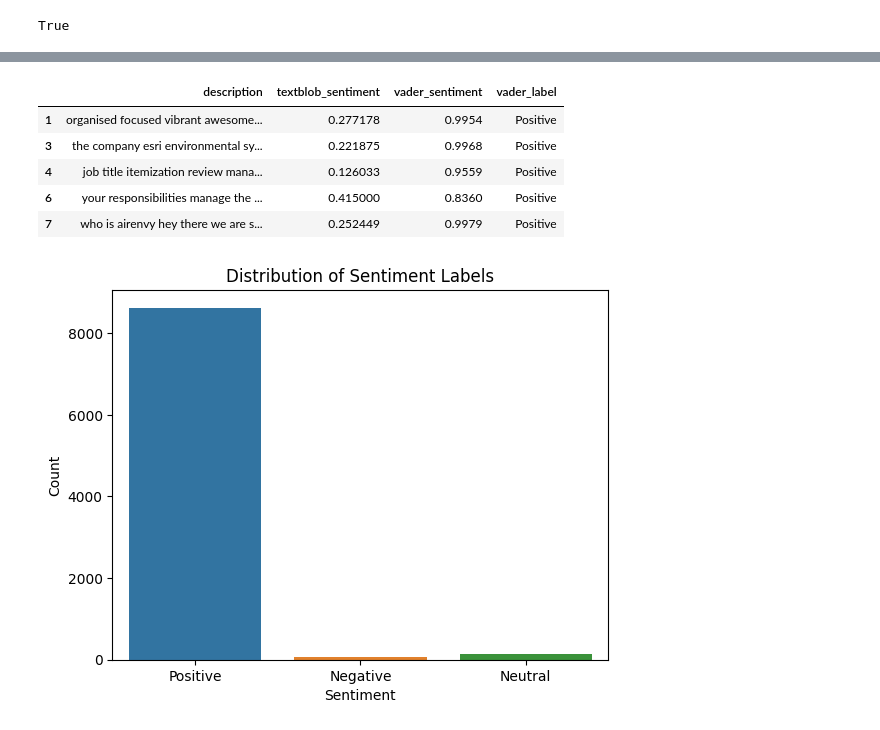
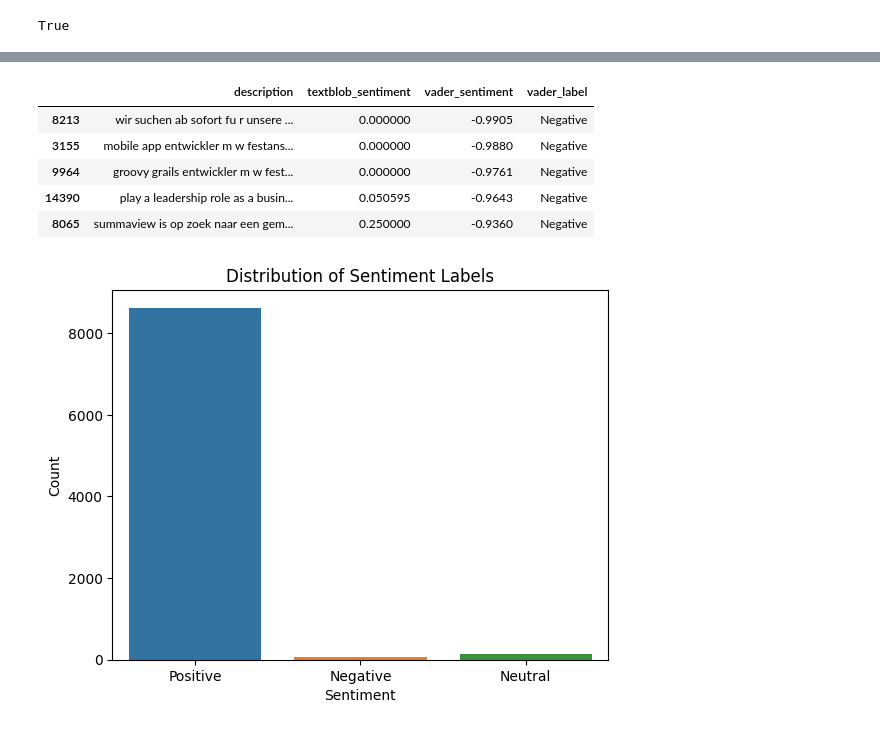
Before and after one commit to hederella/TextAnalytics, a Jupyter notebook: TextAnalyticsPreliminary.ipynb, the cells around one changed output, grey strips where cells are left out. Cells and saved outputs as stored; diff of their text form; code cells hidden in the pictures.

```diff
--- a/TextAnalyticsPreliminary.ipynb
+++ b/TextAnalyticsPreliminary.ipynb
@@ -203,11 +215,4 @@ df_combined = pd.concat([df_a, df_b], ignore_index=True)  # New variable name to
 # %%
-# Sentiment Analysis
-from textblob import TextBlob
-from nltk.sentiment.vader import SentimentIntensityAnalyzer
-
-# Download required resources
-nltk.download('vader_lexicon')
-
 # TextBlob sentiment polarity (range: -1 to 1)
 def textblob_sentiment(text):
     return TextBlob(str(text)).sentiment.polarity
@@ -234,5 +239,7 @@ def label_sentiment(score):
 df['vader_label'] = df['vader_sentiment'].apply(label_sentiment)
 
 # View results
-df[['description', 'textblob_sentiment', 'vader_sentiment', 'vader_label']].head()
+df_sorted = df.sort_values(by='vader_sentiment')
+df_sorted[['description', 'textblob_sentiment', 'vader_sentiment', 'vader_label']].head()
+#df_sorted[['description', 'textblob_sentiment', 'vader_sentiment', 'vader_label']].tail()
 # %% [output]
@@ -242,9 +246,9 @@ df[['description', 'textblob_sentiment', 'vader_sentiment', 'vader_label']].head
 |  | description | textblob_sentiment | vader_sentiment | vader_label |
-| 1 | organised focused vibrant awesome... | 0.277178 | 0.9954 | Positive |
-| 3 | the company esri environmental sy... | 0.221875 | 0.9968 | Positive |
-| 4 | job title itemization review mana... | 0.126033 | 0.9559 | Positive |
-| 6 | your responsibilities manage the ... | 0.415000 | 0.8360 | Positive |
-| 7 | who is airenvy hey there we are s... | 0.252449 | 0.9979 | Positive |
+| 8213 | wir suchen ab sofort fu r unsere ... | 0.000000 | -0.9905 | Negative |
+| 3155 | mobile app entwickler m w festans... | 0.000000 | -0.9880 | Negative |
+| 9964 | groovy grails entwickler m w fest... | 0.000000 | -0.9761 | Negative |
+| 14390 | play a leadership role as a busin... | 0.050595 | -0.9643 | Negative |
+| 8065 | summaview is op zoek naar een gem... | 0.250000 | -0.9360 | Negative |
 # %%
 # Visualization of Sentiment Analysis (Optional to Keep)...also lets us visualize and see next steps if needed for the project
 import seaborn as sns
```
Also changed, not shown: parts of 11 cells of this notebook.
